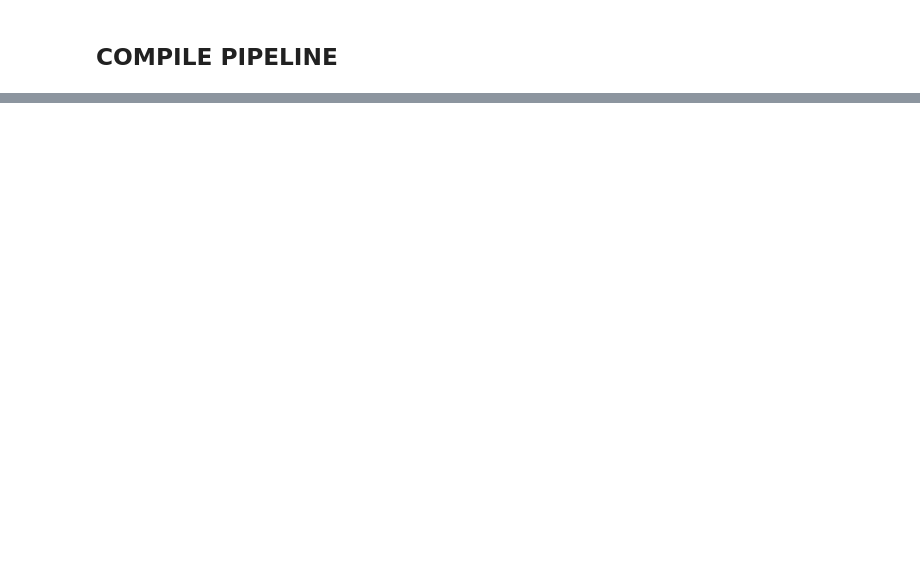
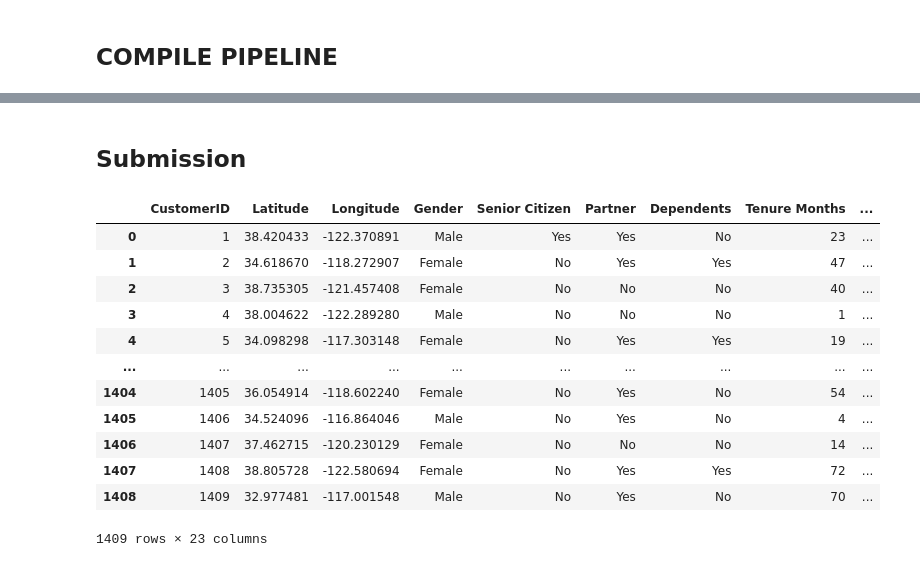
Before and after one commit to amaliap21/Lesgo-Data, a Jupyter notebook: datsci.ipynb, the cells around one changed output, grey strips where cells are left out. Cells and saved outputs as stored; diff of their text form; code cells hidden in the pictures; blank space fills up the shorter version.

```diff
--- a/datsci.ipynb
+++ b/datsci.ipynb
@@ -453,0 +542,19 @@ Name: Churn Label, dtype: float64
+# %% [markdown]
+## Submission
+# %%
+test = pd.read_csv("test.csv")
+test
+# %% [output]
+|  | CustomerID | Latitude | Longitude | Gender | Senior Citizen | Partner | Dependents | Tenure Months | ... |
+| 0 | 1 | 38.420433 | -122.370891 | Male | Yes | Yes | No | 23 | ... |
+| 1 | 2 | 34.618670 | -118.272907 | Female | No | Yes | Yes | 47 | ... |
+| 2 | 3 | 38.735305 | -121.457408 | Female | No | No | No | 40 | ... |
+| 3 | 4 | 38.004622 | -122.289280 | Male | No | No | No | 1 | ... |
+| 4 | 5 | 34.098298 | -117.303148 | Female | No | Yes | Yes | 19 | ... |
+| ... | ... | ... | ... | ... | ... | ... | ... | ... | ... |
+| 1404 | 1405 | 36.054914 | -118.602240 | Female | No | Yes | No | 54 | ... |
+| 1405 | 1406 | 34.524096 | -116.864046 | Male | No | Yes | No | 4 | ... |
+| 1406 | 1407 | 37.462715 | -120.230129 | Female | No | No | No | 14 | ... |
+| 1407 | 1408 | 38.805728 | -122.580694 | Female | No | Yes | Yes | 72 | ... |
+| 1408 | 1409 | 32.977481 | -117.001548 | Male | No | Yes | No | 70 | ... |
+1409 rows × 23 columns
```
Also changed, not shown: parts of 26 cells of this notebook, 35 other files.
